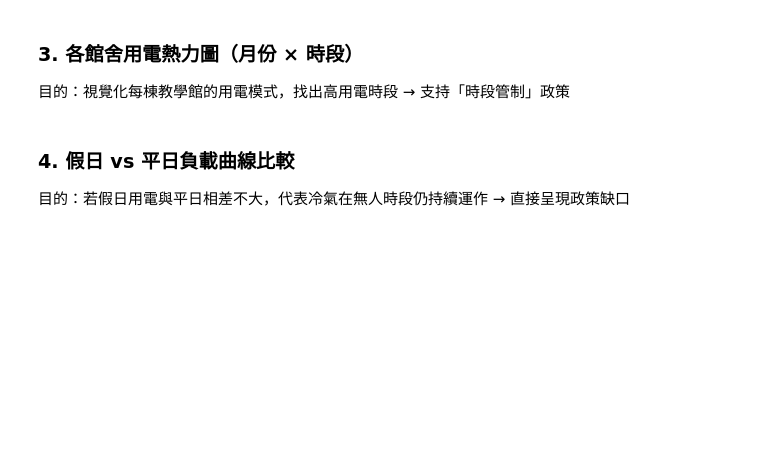
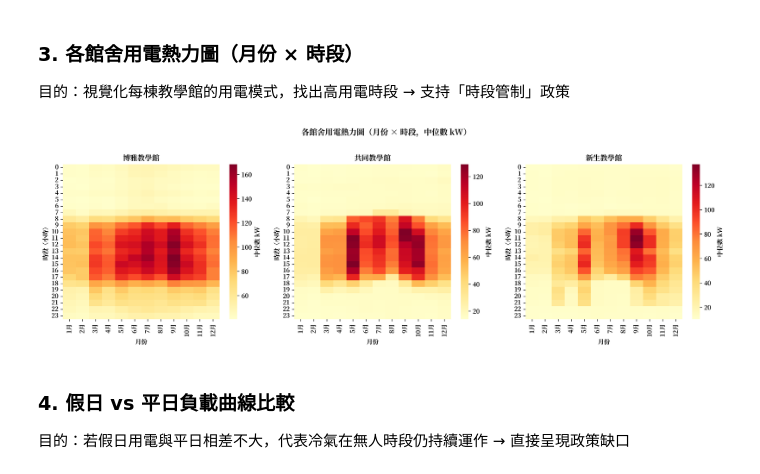
Before and after one commit to brian0908/ntu-lecture-hall-energy, a Jupyter notebook: 02_eda.ipynb, the cells around one changed output. Cells and saved outputs as stored; diff of their text form; code cells hidden in the pictures; blank space fills up the shorter version.

```diff
--- a/02_eda.ipynb
+++ b/02_eda.ipynb
@@ -343,30 +401,32 @@ print("  折點左側（低溫）：AC 維持基礎用電；折點右側：用
 # %%
 # 合併各館舍資料，統一格式
 buildings = {
     '博雅': pd.concat([df_boya1[['kw']], df_boya2[['kw']], df_boya3[['kw']], df_boya4[['kw']]]).groupby(level=0)['kw'].sum().rename('kw'),
     '共同': df_gongtong['kw'],
     '新生': df_xinsheng['kw'],
 }
 
-fig, axes = plt.subplots(1, 3, figsize=(16, 5))
+fig, axes = plt.subplots(1, 3, figsize=(16, 5), dpi = 300)
 
 for ax, (name, series) in zip(axes, buildings.items()):
     df_heat = series.to_frame()
     df_heat['month'] = df_heat.index.month
     df_heat['hour'] = df_heat.index.hour
     pivot = df_heat.groupby(['hour', 'month'])['kw'].median().unstack(level='month')
     pivot.columns = [f'{m}月' for m in pivot.columns]
 
     sns.heatmap(pivot, ax=ax, cmap='YlOrRd', linewidths=0,
                 cbar_kws={'label': '中位數 kW'})
     ax.set_title(f'{name}教學館', fontsize=12)
     ax.set_xlabel('月份')
     ax.set_ylabel('時段（小時）')
 
 plt.suptitle('各館舍用電熱力圖（月份 × 時段，中位數 kW）', fontsize=13, y=1.02)
 plt.tight_layout()
 plt.savefig('cleaned_data/heatmap_buildings.png', dpi=150, bbox_inches='tight')
 plt.show()
+# %% [output]
+[figure, added]
 # %% [markdown]
 ### 4. 假日 vs 平日負載曲線比較
 
```
Also changed, not shown: parts of 6 cells of this notebook, 5 other files.
